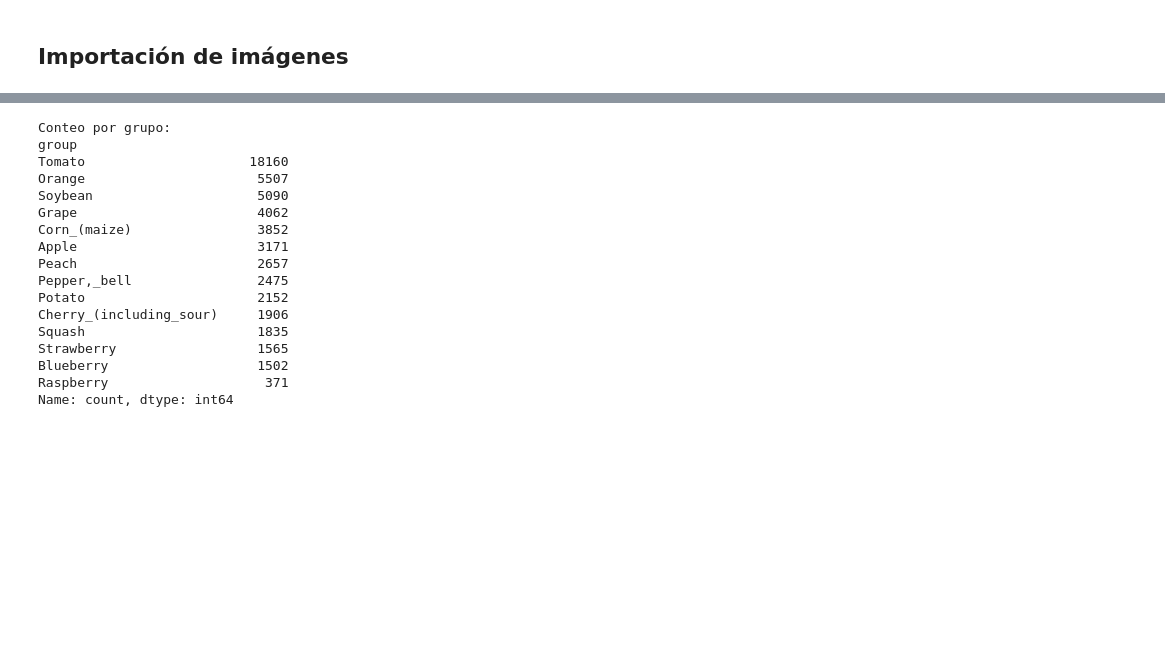
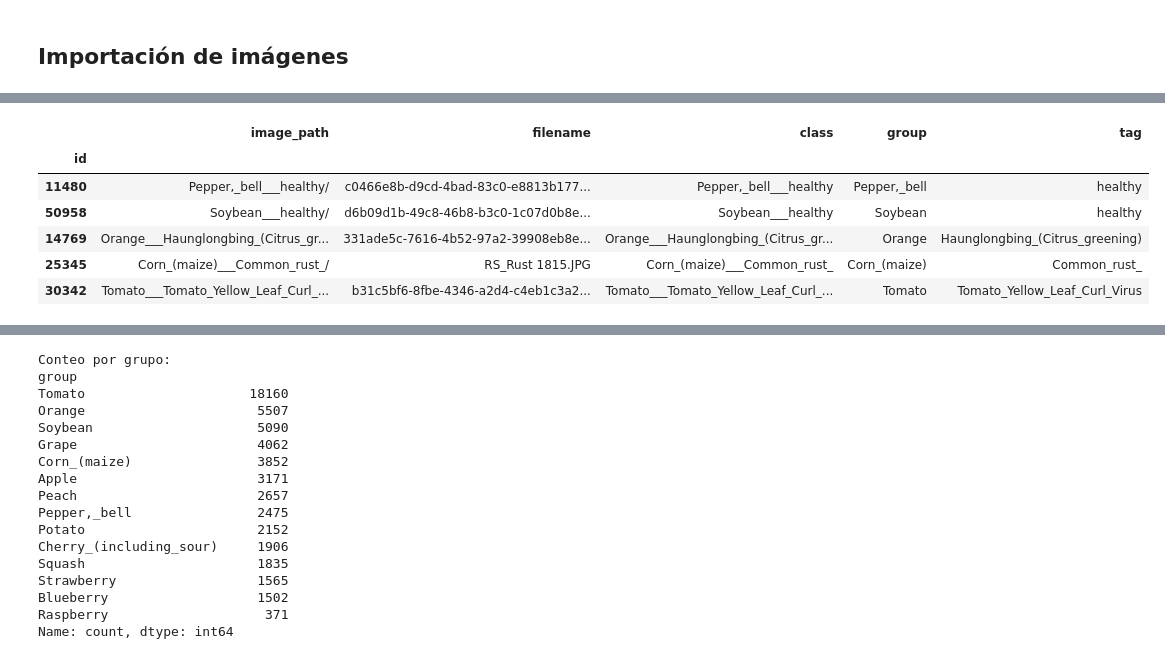
Before and after one commit to MLsound/CV2-PlantVillage, a Jupyter notebook: exploracion.ipynb, the cells around one changed output, grey strips where cells are left out. Saved outputs shown, nothing was run; the diff lists cells and outputs as text; code cells hidden in the pictures; blank space fills up the shorter version.

```diff
--- a/exploracion.ipynb
+++ b/exploracion.ipynb
@@ -207,0 +207,16 @@ df.sample(5)
+# %%
+# Mueve el índice a una columna 'id' para poder tener un control de los datos durante el proceso de ETL
+df = df.reset_index(names='id')
+
+# Define la columna 'id' como index
+df = df.set_index('id')
+
+df.sample(5)
+# %% [output]
+|  | image_path | filename | class | group | tag |
+| id |  |  |  |  |  |
+| 11480 | Pepper,_bell___healthy/ | c0466e8b-d9cd-4bad-83c0-e8813b177... | Pepper,_bell___healthy | Pepper,_bell | healthy |
+| 50958 | Soybean___healthy/ | d6b09d1b-49c8-46b8-b3c0-1c07d0b8e... | Soybean___healthy | Soybean | healthy |
+| 14769 | Orange___Haunglongbing_(Citrus_gr... | 331ade5c-7616-4b52-97a2-39908eb8e... | Orange___Haunglongbing_(Citrus_gr... | Orange | Haunglongbing_(Citrus_greening) |
+| 25345 | Corn_(maize)___Common_rust_/ | RS_Rust 1815.JPG | Corn_(maize)___Common_rust_ | Corn_(maize) | Common_rust_ |
+| 30342 | Tomato___Tomato_Yellow_Leaf_Curl_... | b31c5bf6-8fbe-4346-a2d4-c4eb1c3a2... | Tomato___Tomato_Yellow_Leaf_Curl_... | Tomato | Tomato_Yellow_Leaf_Curl_Virus |
```
Also changed, not shown: parts of 18 cells of this notebook.
